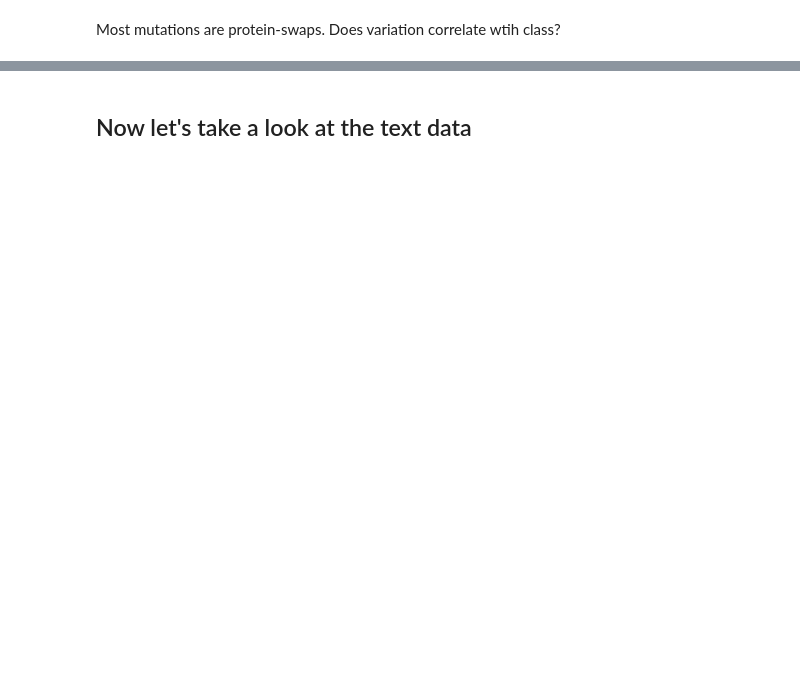
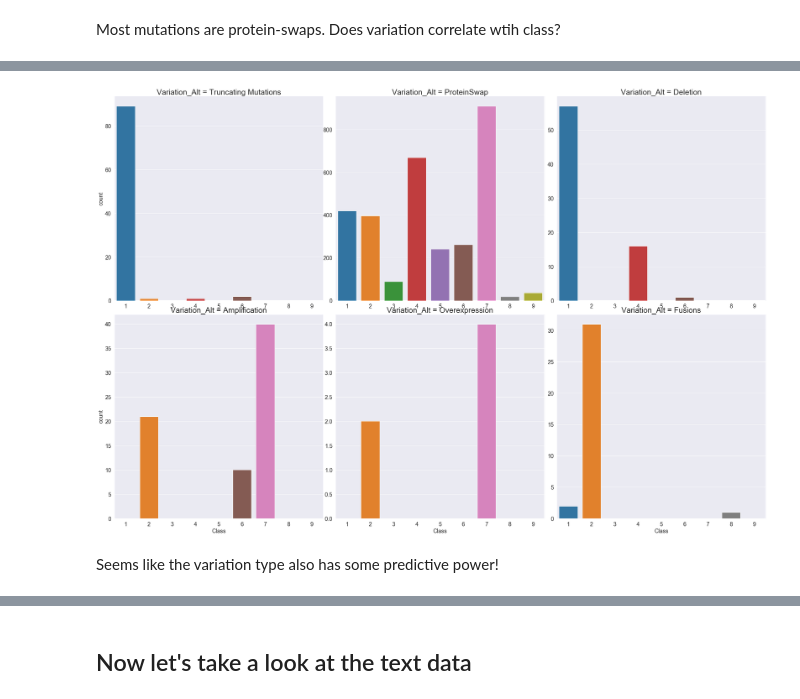
Before and after one commit to kfchou/PersonalizedMedicine, a Jupyter notebook: EDA.ipynb, the cells around one changed output, grey strips where cells are left out. Saved outputs shown, nothing was run; the diff lists cells and outputs as text; code cells hidden in the pictures; blank space fills up the shorter version.

```diff
--- a/EDA.ipynb
+++ b/EDA.ipynb
@@ -163,6 +145,10 @@ plt.show()
 # %%
 # replace X123X variation types with "protein swap" and look at distribution of classes for each variation
-mutationTypes = {'Truncating Mutations','Deletion','Amplification','Fusions','Overexpression'}
+
+mutationTypes = {'Truncating Mutations','Deletion','Amplification','Fusions','Overexpression','ProteinSwap'}
+
+# copy the variation column
 train_variants_df['Variation_Alt'] = train_variants_df['Variation']
-#train_variants_df.Variation_Alt.where(train_variants_df.Variation.isin(mutationTypes), other='Protein Swap')
-train_variants_df.head()
+
+# replace values
+train_variants_df['Variation_Alt'] = np.where(train_variants_df['Variation_Alt'].isin(mutationTypes), train_variants_df['Variation_Alt'], 'ProteinSwap')
@@ -175,0 +170,14 @@ train_variants_df.head()
+# %%
+g = sns.catplot(x='Class',data=train_variants_df[['Variation_Alt','Class']],col='Variation_Alt',kind='count',col_wrap=3,
+           height = 10,sharey=False,sharex=False)
+g.set_yticklabels(size = 18)
+g.set_xticklabels(size = 18)
+g.set_ylabels(size = 18)
+g.set_xlabels(size = 18)
+g.set_titles(size = 25)
+
+plt.show()
+# %% [output]
+[figure, added]
+# %% [markdown]
+Seems like the variation type also has some predictive power!
```
Also changed, not shown: parts of 24 cells of this notebook.
